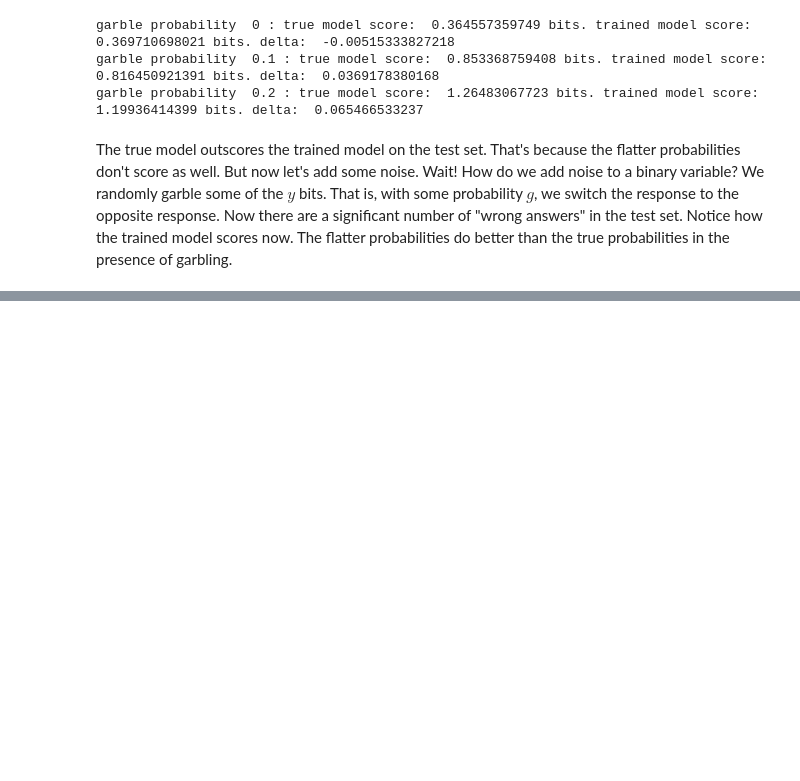
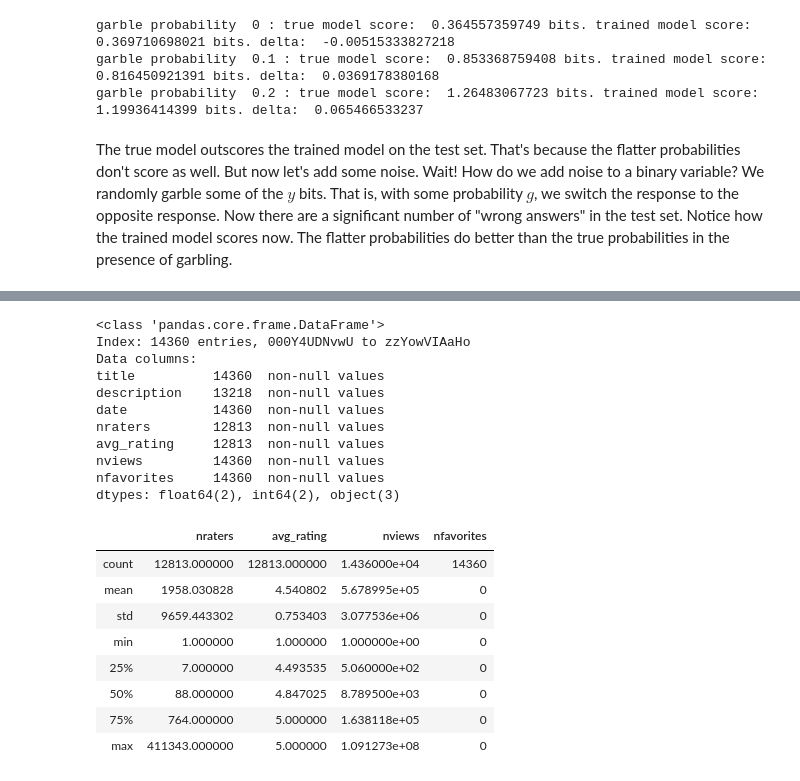
Before and after one commit to dmgoldschmidt/code, a Jupyter notebook: Course_Notes_scratch.ipynb, the cells around one changed output, grey strips where cells are left out. Saved outputs shown, nothing was run; the diff lists cells and outputs as text; code cells hidden in the pictures; blank space fills up the shorter version.

```diff
--- a/Course_Notes_scratch.ipynb
+++ b/Course_Notes_scratch.ipynb
@@ -672,0 +678,26 @@ garbling.
+# %%
+import pandas as pd
+data = pd.read_csv('metadata.csv',index_col='id')
+print data
+data.describe()
+# %% [output]
+<class 'pandas.core.frame.DataFrame'>
+Index: 14360 entries, 000Y4UDNvwU to zzYowVIAaHo
+Data columns:
+title          14360  non-null values
+description    13218  non-null values
+date           14360  non-null values
+nraters        12813  non-null values
+avg_rating     12813  non-null values
+nviews         14360  non-null values
+nfavorites     14360  non-null values
+dtypes: float64(2), int64(2), object(3)
+|  | nraters | avg_rating | nviews | nfavorites |
+| count | 12813.000000 | 12813.000000 | 1.436000e+04 | 14360 |
+| mean | 1958.030828 | 4.540802 | 5.678995e+05 | 0 |
+| std | 9659.443302 | 0.753403 | 3.077536e+06 | 0 |
+| min | 1.000000 | 1.000000 | 1.000000e+00 | 0 |
+| 25% | 7.000000 | 4.493535 | 5.060000e+02 | 0 |
+| 50% | 88.000000 | 4.847025 | 8.789500e+03 | 0 |
+| 75% | 764.000000 | 5.000000 | 1.638118e+05 | 0 |
+| max | 411343.000000 | 5.000000 | 1.091273e+08 | 0 |
```
Also changed, not shown: parts of 12 cells of this notebook, 1 other file.
